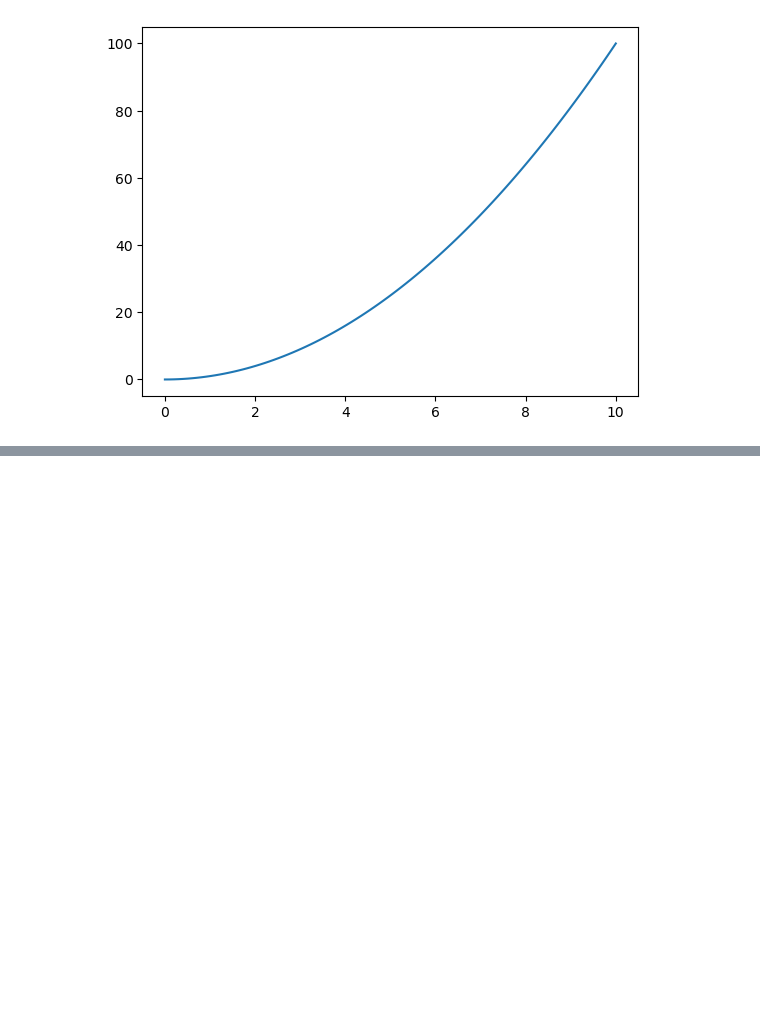
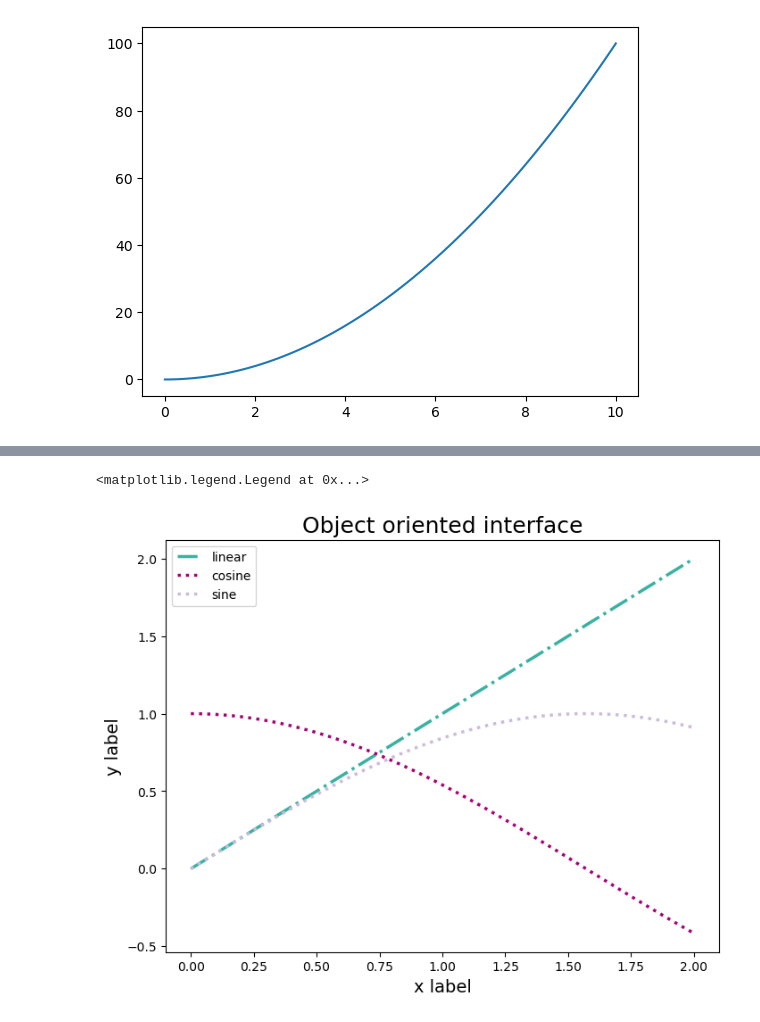
Before and after one commit to Michal-Radomski/Python-Data-Visualization, a Jupyter notebook: 01 Data Visualization/01_Matplotlib/example_1.ipynb, the cells around one changed output, grey strips where cells are left out. Saved outputs shown, nothing was run; the diff lists cells and outputs as text; code cells hidden in the pictures; blank space fills up the shorter version.

```diff
--- a/01 Data Visualization/01_Matplotlib/example_1.ipynb
+++ b/01 Data Visualization/01_Matplotlib/example_1.ipynb
@@ -30,0 +50,14 @@ plt.plot(x, x**2)
+# %%
+# Object Oriented Interface
+fig, ax = plt.subplots(figsize=(8,6))
+x = np.linspace(0,2,100)
+ax.plot(x,x, label="linear", color="#38b2a1", linewidth=2.5, linestyle="-.")
+ax.plot(x,np.cos(x), label="cosine", color="#aa0074", linewidth=2.5, linestyle=":")
+ax.plot(x,np.sin(x), label="sine", color="#ccbbdd", linewidth=2.5, linestyle=":")
+ax.set_xlabel("x label", size=14)
+ax.set_ylabel("y label", size=14)
+ax.set_title("Object oriented interface", size=18)
+ax.legend(loc="upper left")
+# %% [output]
+<matplotlib.legend.Legend at 0x...>
+[figure, added]
```
Also changed, not shown: parts of 3 cells of this notebook.
